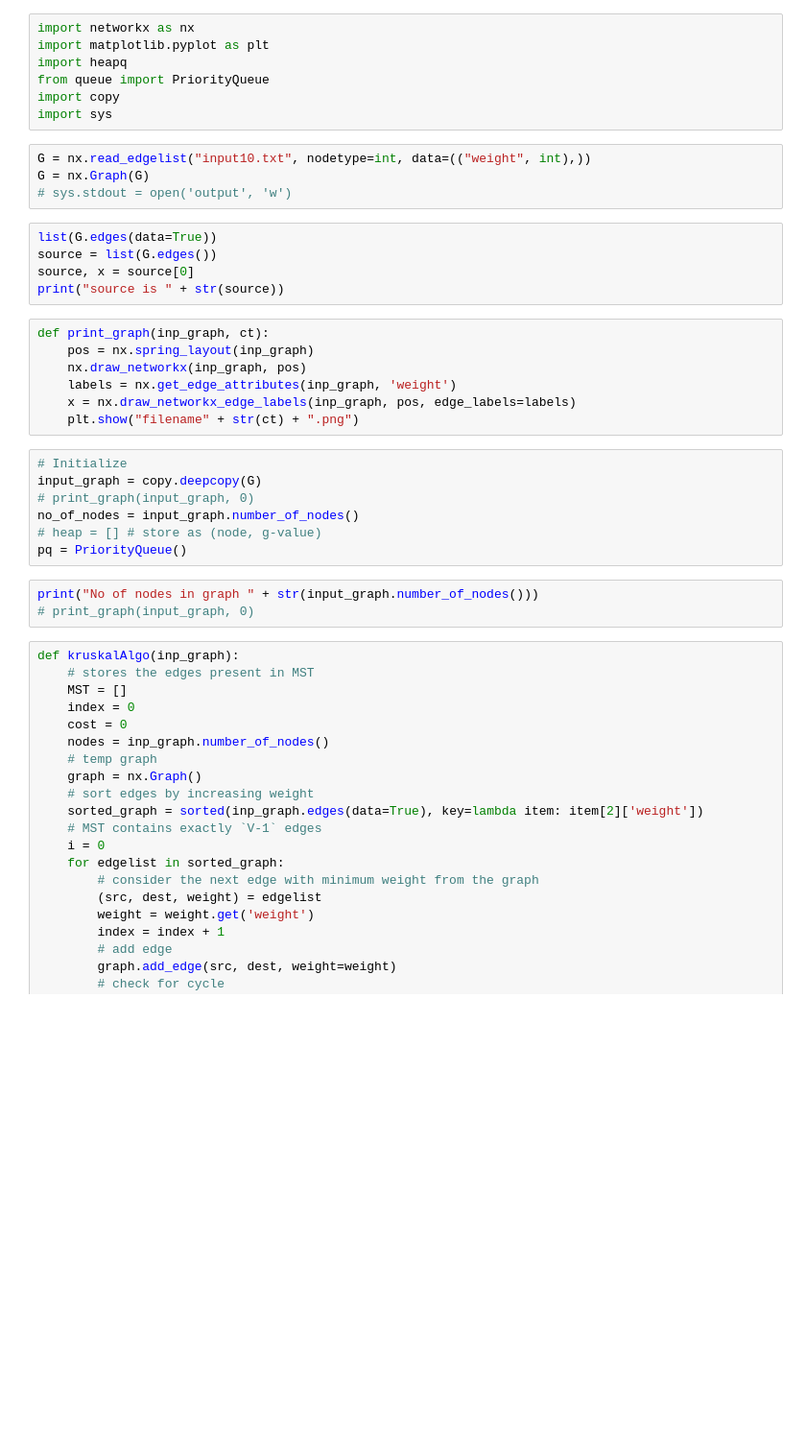
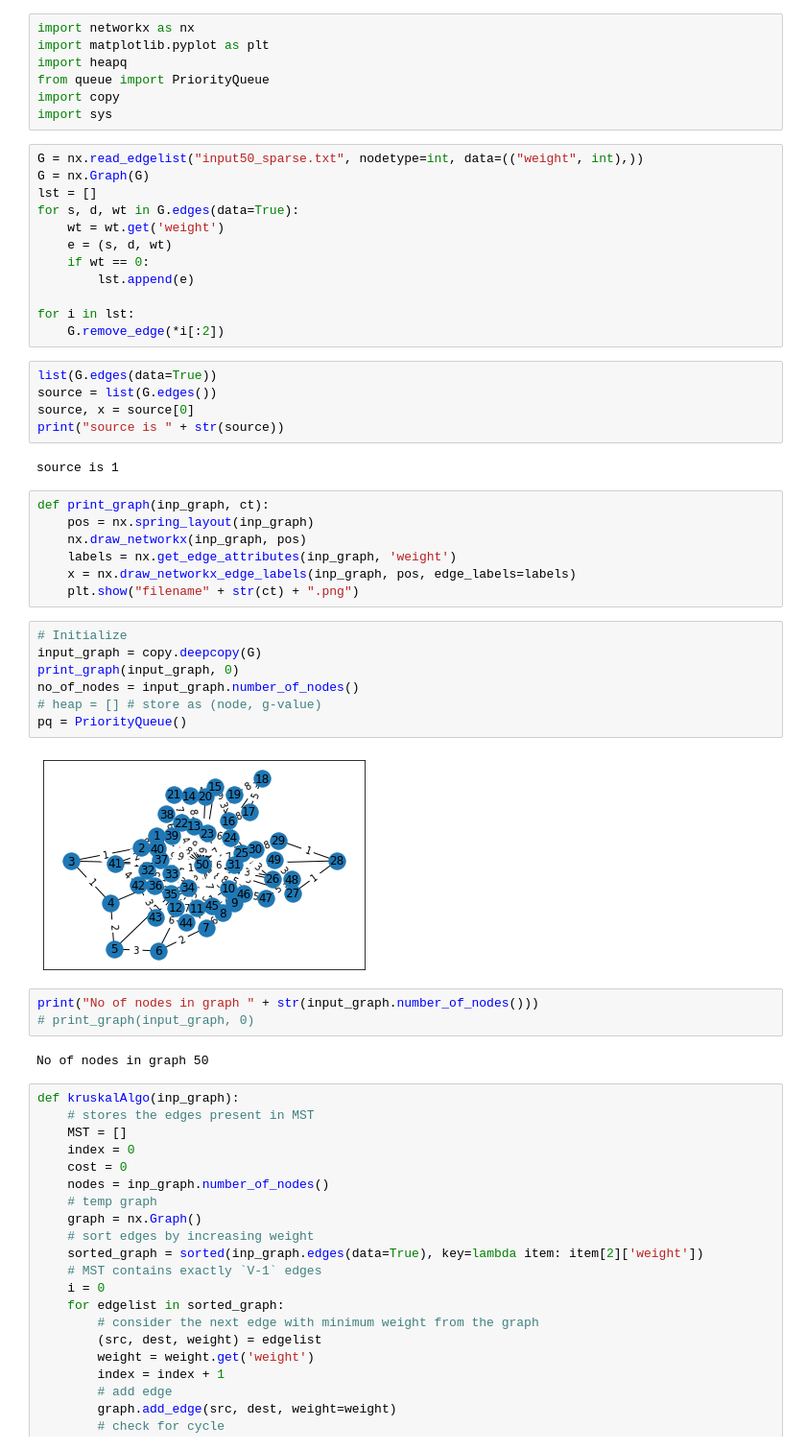
Before and after one commit to nitinosiris/tsp, a Jupyter notebook: main.ipynb, the cells around one changed output. Shown at 96% size. Saved outputs shown, nothing was run; the diff lists cells and outputs as text; blank space fills up the shorter version.

Commit message:
Testing on 50 nodes

```diff
--- a/main.ipynb
+++ b/main.ipynb
@@ -5,15 +5,25 @@ import heapq
 from queue import PriorityQueue
 import copy
 import sys
-# %%
-G = nx.read_edgelist("input10.txt", nodetype=int, data=(("weight", int),))
-G = nx.Graph(G)
-# sys.stdout = open('output', 'w')
+# %%
+G = nx.read_edgelist("input50_sparse.txt", nodetype=int, data=(("weight", int),))
+G = nx.Graph(G)
+lst = []
+for s, d, wt in G.edges(data=True):
+    wt = wt.get('weight')
+    e = (s, d, wt)
+    if wt == 0:
+        lst.append(e)
+
+for i in lst:
+    G.remove_edge(*i[:2])
 # %%
 list(G.edges(data=True))
 source = list(G.edges())
 source, x = source[0]
 print("source is " + str(source))
+# %% [output]
+source is 1
 # %%
 def print_graph(inp_graph, ct):
     pos = nx.spring_layout(inp_graph)
@@ -24,13 +34,17 @@ def print_graph(inp_graph, ct):
 # %%
 # Initialize
 input_graph = copy.deepcopy(G)
-# print_graph(input_graph, 0)
+print_graph(input_graph, 0)
 no_of_nodes = input_graph.number_of_nodes()
 # heap = [] # store as (node, g-value)
 pq = PriorityQueue()
+# %% [output]
+[figure, added]
 # %%
 print("No of nodes in graph " + str(input_graph.number_of_nodes()))
 # print_graph(input_graph, 0)
+# %% [output]
+No of nodes in graph 50
 # %%
 def kruskalAlgo(inp_graph):
     # stores the edges present in MST
```
Also changed, not shown: parts of 1 cell of this notebook, 2 other files.
